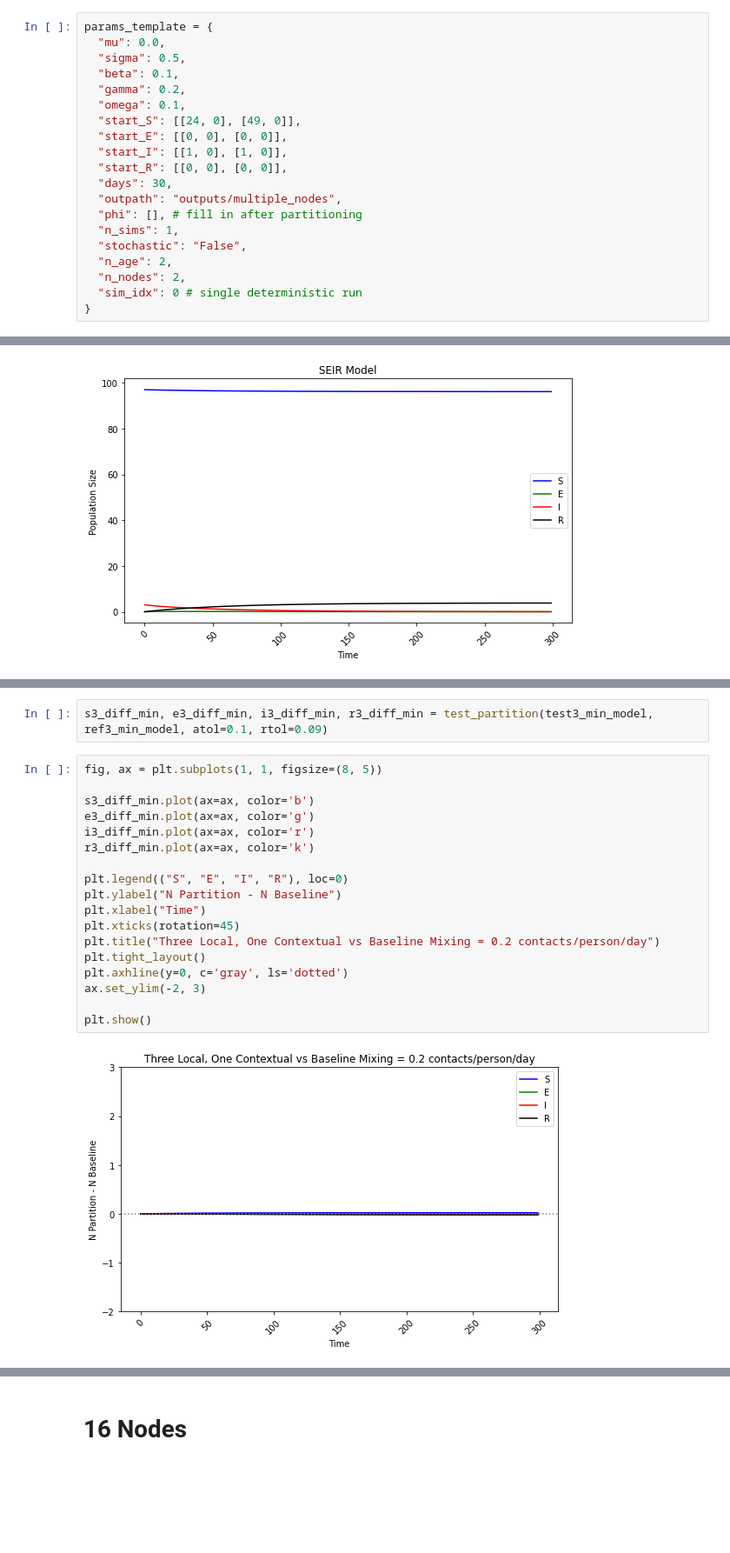
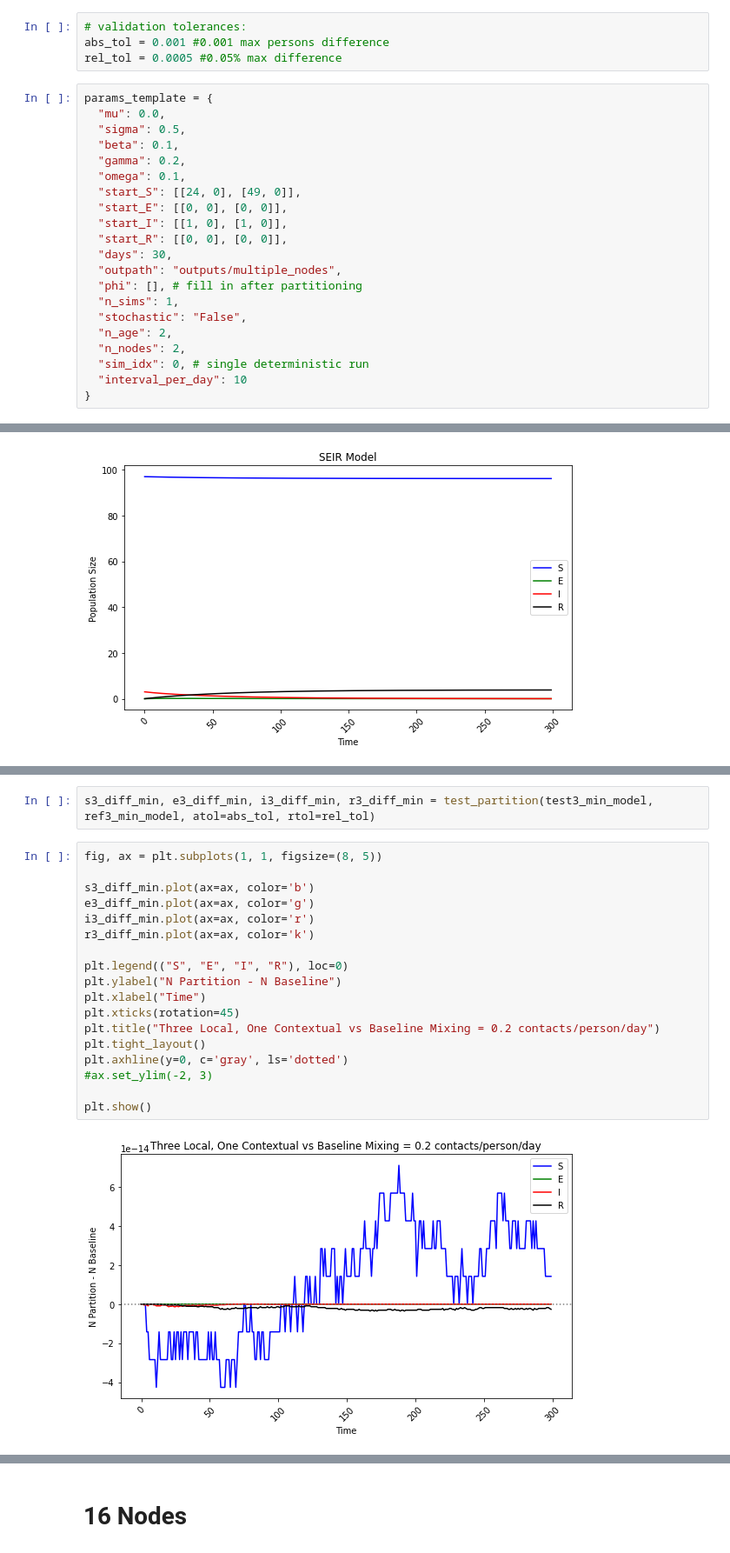
Before and after one commit to UT-Covid/SEIR_Example, a Jupyter notebook: ProbabilisticContactPartitionValidation.ipynb, the cells around one changed output, grey strips where cells are left out. Shown at 87% size. Saved outputs shown, nothing was run; the diff lists cells and outputs as text; blank space fills up the shorter version.

```diff
--- a/ProbabilisticContactPartitionValidation.ipynb
+++ b/ProbabilisticContactPartitionValidation.ipynb
@@ -12,6 +12,10 @@ requirements for model run
 - baseline contact
 - starting population sizes
 - epi params
+# %%
+# validation tolerances:
+abs_tol = 0.001 #0.001 max persons difference
+rel_tol = 0.0005 #0.05% max difference
 # %%
 params_template = {
   "mu": 0.0,
@@ -30,7 +34,8 @@ params_template = {
   "stochastic": "False",
   "n_age": 2,
   "n_nodes": 2,
-  "sim_idx": 0 # single deterministic run
+  "sim_idx": 0, # single deterministic run
+  "interval_per_day": 10
 }
 # %%
 travel = pd.read_csv('inputs/travel2.csv')
@@ -600,26 +579,26 @@ daily_per_capita_contacts            0.189756
 Name: 1, dtype: object
 # %%
-s3_diff_min, e3_diff_min, i3_diff_min, r3_diff_min = test_partition(test3_min_model, ref3_min_model, atol=0.1, rtol=0.09)
+s3_diff_min, e3_diff_min, i3_diff_min, r3_diff_min = test_partition(test3_min_model, ref3_min_model, atol=abs_tol, rtol=rel_tol)
 # %%
 fig, ax = plt.subplots(1, 1, figsize=(8, 5))
 
 s3_diff_min.plot(ax=ax, color='b')
 e3_diff_min.plot(ax=ax, color='g')
 i3_diff_min.plot(ax=ax, color='r')
 r3_diff_min.plot(ax=ax, color='k')
 
 plt.legend(("S", "E", "I", "R"), loc=0)
 plt.ylabel("N Partition - N Baseline")
 plt.xlabel("Time")
 plt.xticks(rotation=45)
 plt.title("Three Local, One Contextual vs Baseline Mixing = 0.2 contacts/person/day")
 plt.tight_layout()
 plt.axhline(y=0, c='gray', ls='dotted')
-ax.set_ylim(-2, 3)
+#ax.set_ylim(-2, 3)
 
 plt.show()
 # %% [output]
-[figure, old version]
+[figure, new version]
 # %%
 partition3_max = partition_contacts(travel3, max_contact, daily_timesteps=10)
 phi_matrix3_max = contact_matrix(partition3_max)
```
Also changed, not shown: parts of 31 cells of this notebook.
